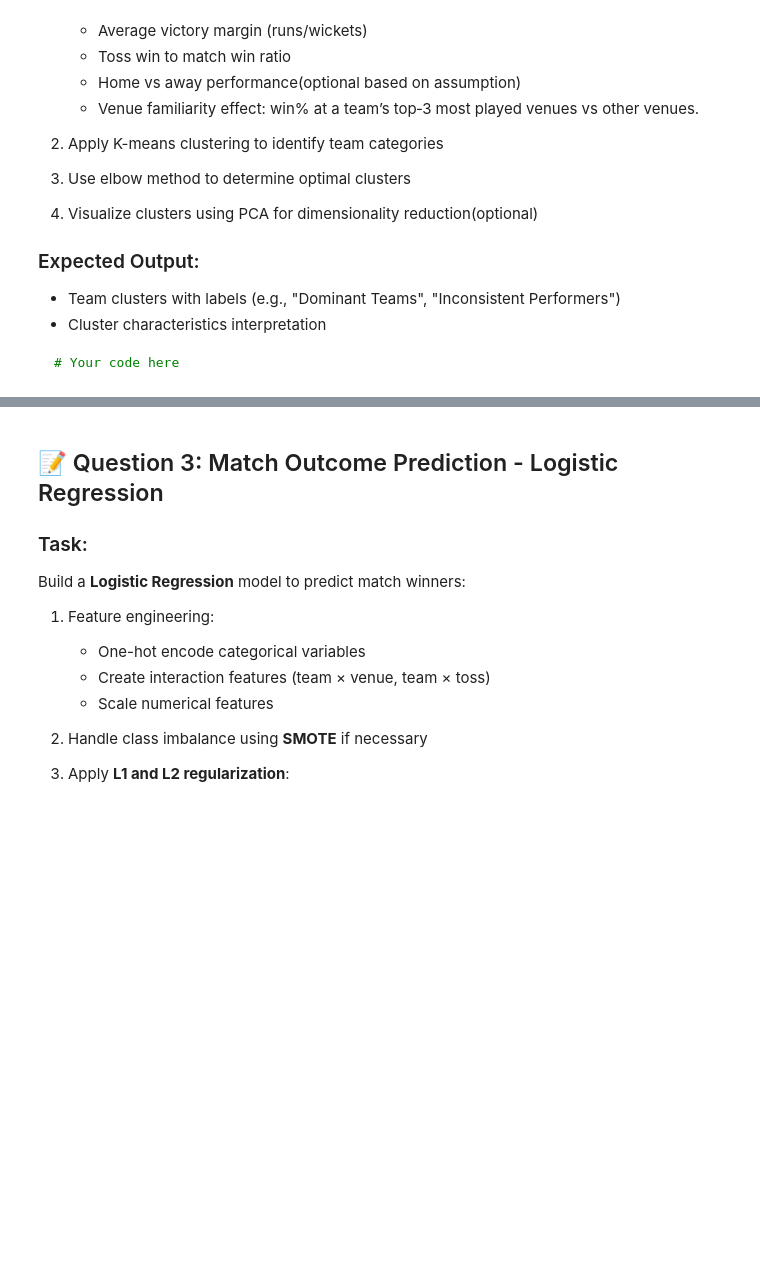
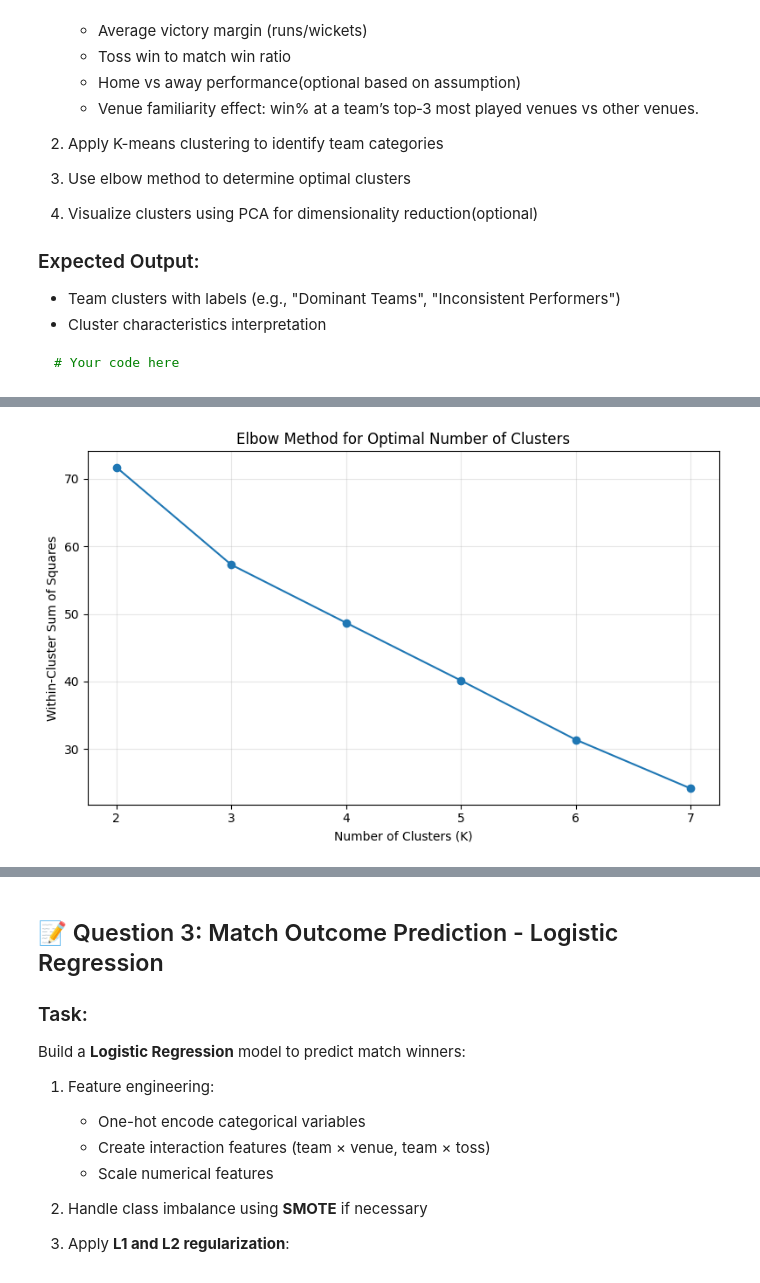
Before and after one commit to anp2/Declarative-Pipeline, a Jupyter notebook: Anand_IPL_DataAnalysis_Case_Study.ipynb, the cells around one changed output, grey strips where cells are left out. Cells and saved outputs as stored; diff of their text form; code cells hidden in the pictures; blank space fills up the shorter version.

```diff
--- a/Anand_IPL_DataAnalysis_Case_Study.ipynb
+++ b/Anand_IPL_DataAnalysis_Case_Study.ipynb
@@ -777,0 +1407,18 @@ Perform **clustering analysis** to group teams based on their performance metric
+# %%
+# CLEAN TEAM FEATURE DATASET
+
+numeric_features = team_features.select_dtypes(
+    include=np.number
+).columns
+
+team_features[numeric_features] = (
+    team_features[numeric_features]
+    .fillna(0)
+)
+
+print("Missing values:")
+display(
+    team_features.isnull()
+    .sum()
+    .to_frame("Missing")
+)
@@ -777,0 +1487,40 @@ Perform **clustering analysis** to group teams based on their performance metric
+# %%
+# ELBOW METHOD
+
+inertia = []
+
+K_range = range(2, 8)
+
+for k in K_range:
+
+    kmeans = KMeans(
+        n_clusters=k,
+        random_state=42,
+        n_init=20
+    )
+
+    kmeans.fit(X_scaled)
+
+    inertia.append(
+        kmeans.inertia_
+    )
+
+plt.figure(figsize=(8, 5))
+
+plt.plot(
+    K_range,
+    inertia,
+    marker="o"
+)
+
+plt.title("Elbow Method for Optimal Number of Clusters")
+plt.xlabel("Number of Clusters (K)")
+plt.ylabel("Within-Cluster Sum of Squares")
+
+plt.xticks(K_range)
+plt.grid(alpha=0.3)
+
+plt.tight_layout()
+plt.show()
+# %% [output]
+[figure, added]
```
Also changed, not shown: parts of 23 cells of this notebook.
